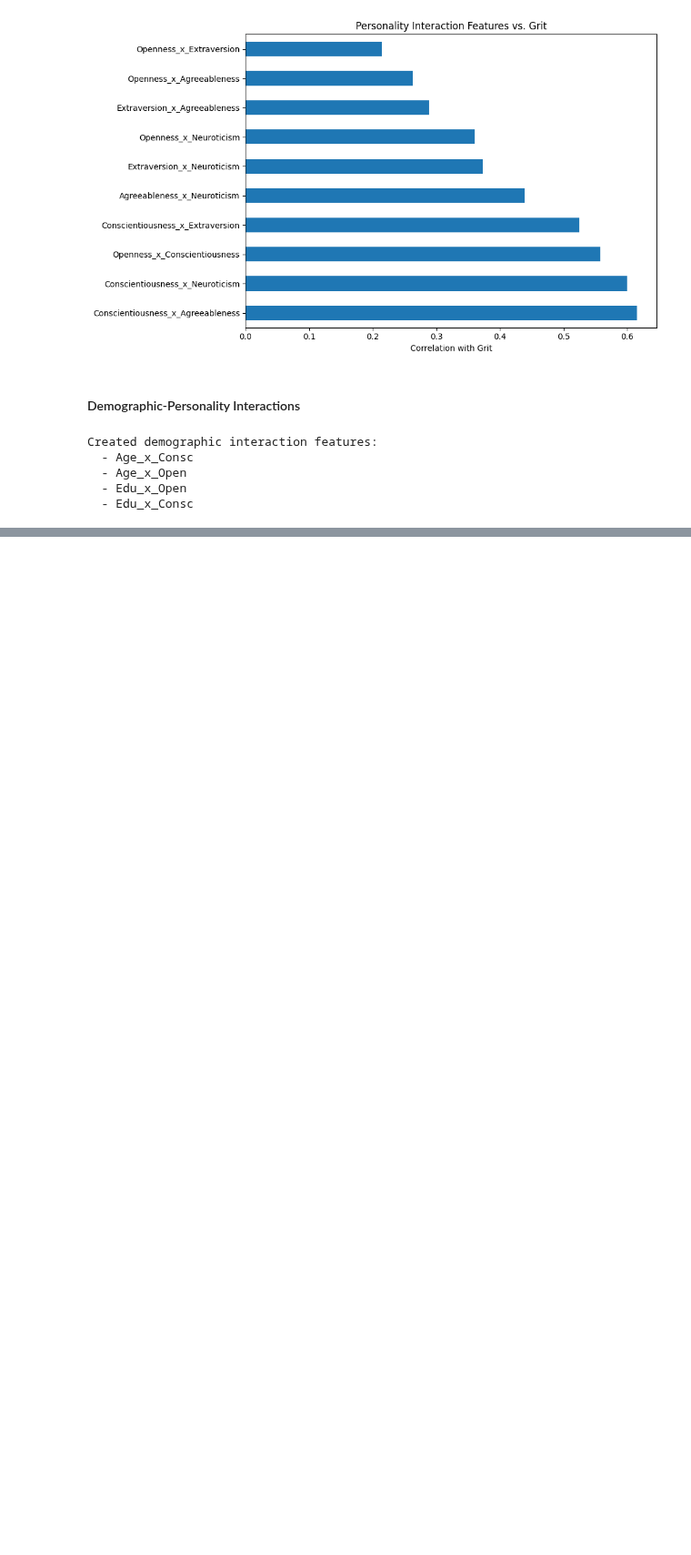
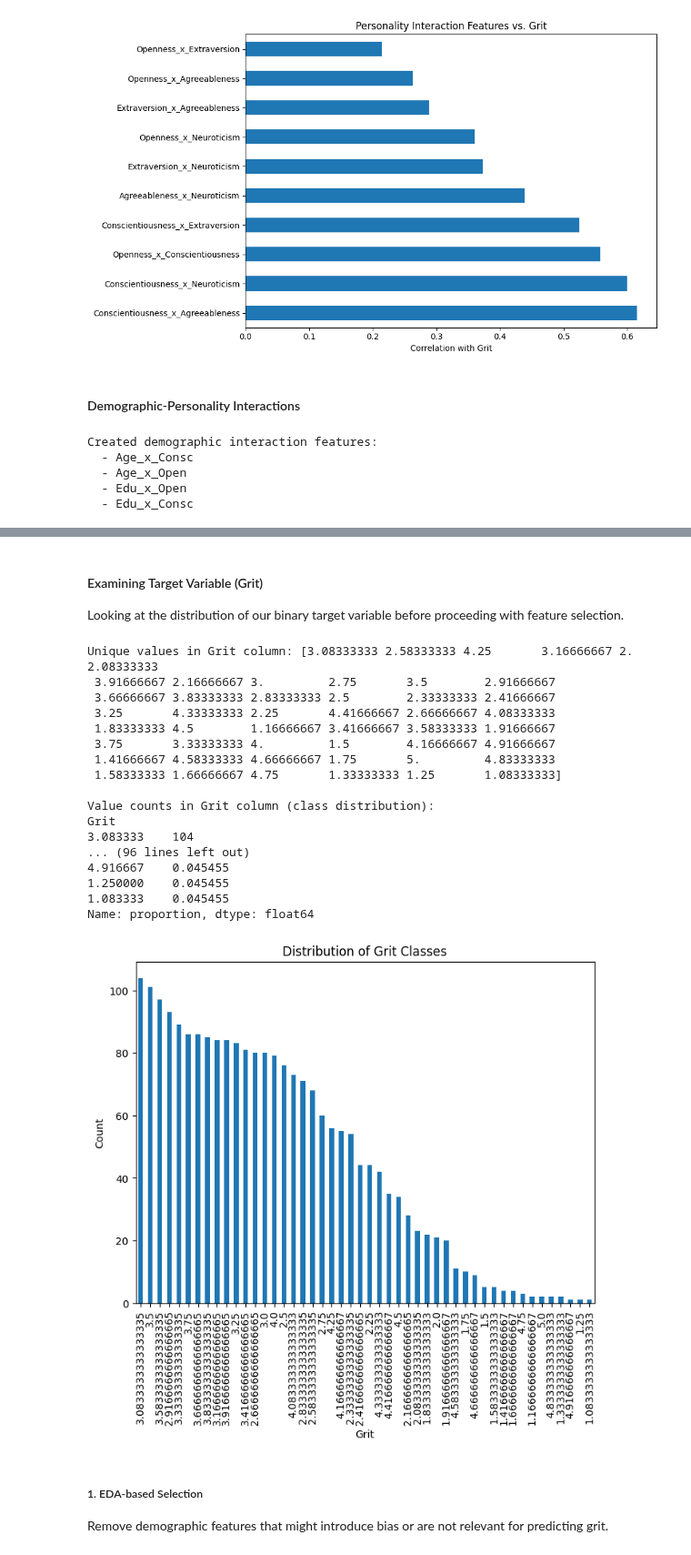
Before and after one commit to Rishik15/BTT_GM2, a Jupyter notebook: FeatureEngineering.ipynb, the cells around one changed output, grey strips where cells are left out. Shown at 91% size. Saved outputs shown, nothing was run; the diff lists cells and outputs as text; code cells hidden in the pictures; blank space fills up the shorter version.

Commit message:
Feature Selection

```diff
--- a/FeatureEngineering.ipynb
+++ b/FeatureEngineering.ipynb
@@ -256,0 +287,40 @@ Created demographic interaction features:
+# %% [markdown]
+#### Examining Target Variable (Grit)
+Looking at the distribution of our binary target variable before proceeding with feature selection.
+# %%
+# Examine the distribution of the target variable
+print("Unique values in Grit column:", df_engineered['Grit'].unique())
+print("\nValue counts in Grit column (class distribution):")
+print(df_engineered['Grit'].value_counts())
+print("\nClass distribution percentages:")
+print(df_engineered['Grit'].value_counts(normalize=True) * 100)
+
+# Visualize the class distribution
+plt.figure(figsize=(8, 6))
+df_engineered['Grit'].value_counts().plot(kind='bar')
+plt.title('Distribution of Grit Classes')
+plt.xlabel('Grit')
+plt.ylabel('Count')
+plt.show()
+# %% [output]
+Unique values in Grit column: [3.08333333 2.58333333 4.25       3.16666667 2.         2.08333333
+ 3.91666667 2.16666667 3.         2.75       3.5        2.91666667
+ 3.66666667 3.83333333 2.83333333 2.5        2.33333333 2.41666667
+ 3.25       4.33333333 2.25       4.41666667 2.66666667 4.08333333
+ 1.83333333 4.5        1.16666667 3.41666667 3.58333333 1.91666667
+ 3.75       3.33333333 4.         1.5        4.16666667 4.91666667
+ 1.41666667 4.58333333 4.66666667 1.75       5.         4.83333333
+ 1.58333333 1.66666667 4.75       1.33333333 1.25       1.08333333]
+
+Value counts in Grit column (class distribution):
+Grit
+3.083333    104
+... (96 lines left out)
+4.916667    0.045455
+1.250000    0.045455
+1.083333    0.045455
+Name: proportion, dtype: float64
+[figure, added]
+# %% [markdown]
+##### 1. EDA-based Selection
+Remove demographic features that might introduce bias or are not relevant for predicting grit.
```
Also changed, not shown: parts of 17 cells of this notebook.
